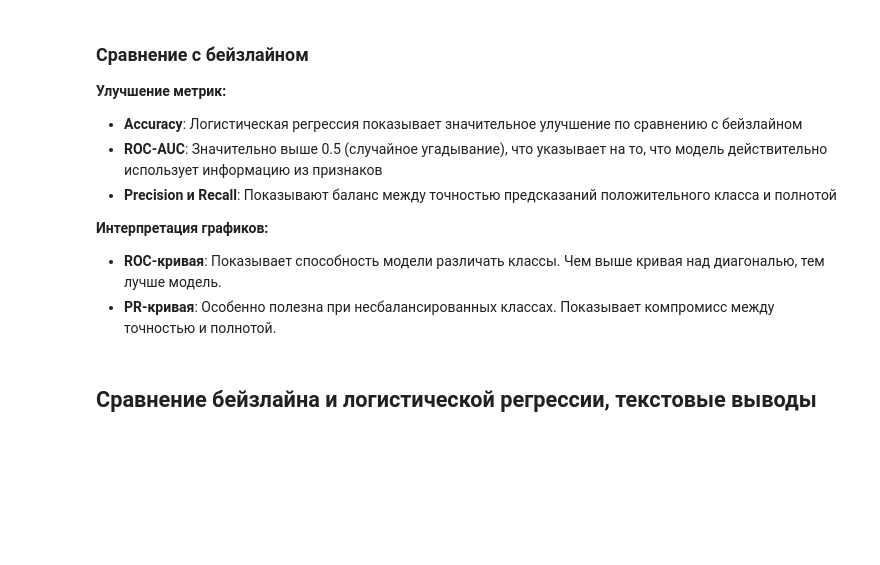
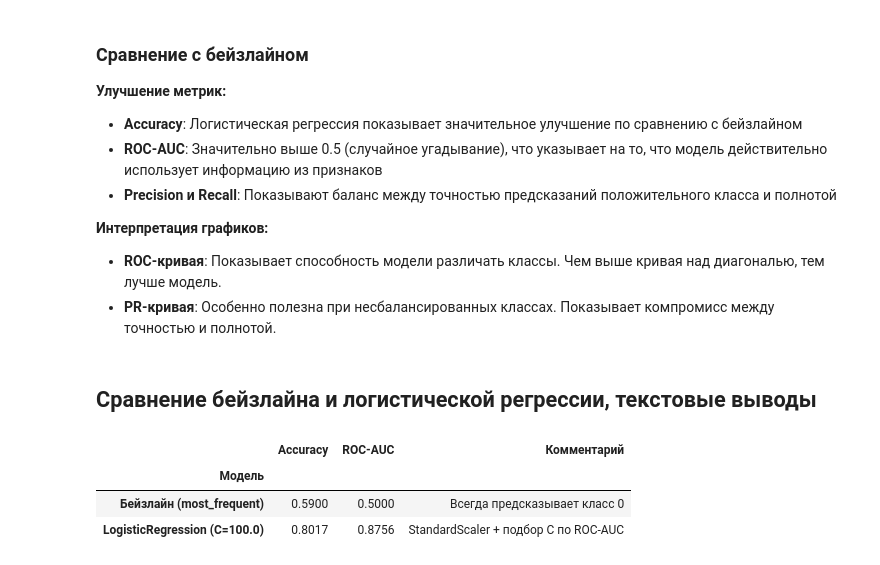
Before and after one commit to Utahamen/Mirea-dpo-AI_Engineering, a Jupyter notebook: homeworks/HW05/HW05.ipynb, the cells around one changed output. Drawn from its saved outputs; the diff is of its cells as text; code cells hidden in the pictures; blank space fills up the shorter version.

```diff
--- a/homeworks/HW05/HW05.ipynb
+++ b/homeworks/HW05/HW05.ipynb
@@ -675,3 +818,29 @@ PR-кривая сохранена в figures/pr_curve.png
 - **PR-кривая**: Особенно полезна при несбалансированных классах. Показывает компромисс между точностью и полнотой.
 # %% [markdown]
 ##  Сравнение бейзлайна и логистической регрессии, текстовые выводы
+# %%
+# Компактное сравнение метрик бейзлайна и логистической регрессии
+best_c = grid_search.best_params_["logreg__C"]
+
+comparison_df = pd.DataFrame([
+    {
+        "Модель": "Бейзлайн (most_frequent)",
+        "Accuracy": accuracy_baseline,
+        "ROC-AUC": roc_auc_baseline,
+        "Комментарий": "Всегда предсказывает класс 0"
+    },
+    {
+        "Модель": f"LogisticRegression (C={best_c})",
+        "Accuracy": accuracy,
+        "ROC-AUC": roc_auc,
+        "Комментарий": "StandardScaler + подбор C по ROC-AUC"
+    }
+])
+
+comparison_display = comparison_df.round(4).set_index("Модель")
+display(comparison_display)
+# %% [output]
+|  | Accuracy | ROC-AUC | Комментарий |
+| Модель |  |  |  |
+| Бейзлайн (most_frequent) | 0.5900 | 0.5000 | Всегда предсказывает класс 0 |
+| LogisticRegression (C=100.0) | 0.8017 | 0.8756 | StandardScaler + подбор C по ROC-AUC |
```
Also changed, not shown: parts of 5 cells of this notebook, 1 other file.
